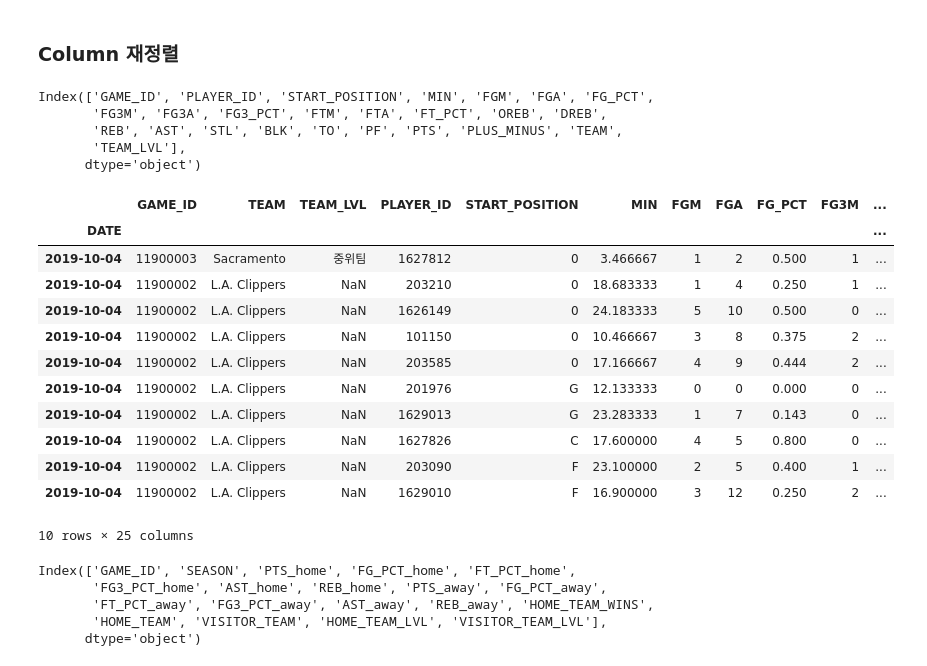
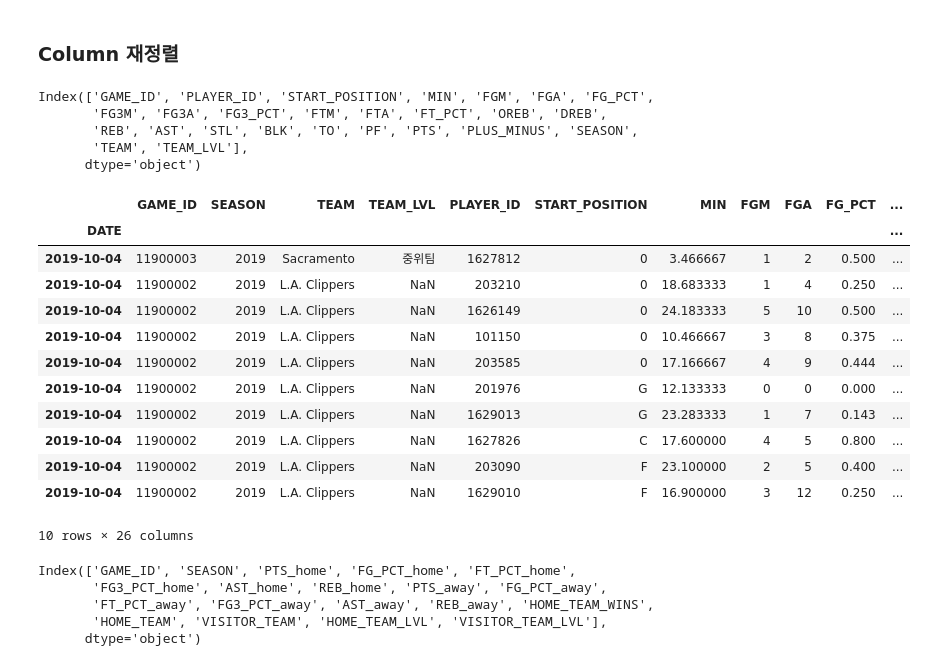
Before and after one commit to cye2020/Project1, a Jupyter notebook: src/preprocess.ipynb, the cells around one changed output. Saved outputs shown, nothing was run; the diff lists cells and outputs as text; code cells hidden in the pictures.

```diff
--- a/src/preprocess.ipynb
+++ b/src/preprocess.ipynb
@@ -69,5 +69,5 @@ seasons = [2019, 2020, 2021, 2022]
 season_dates = games[games['SEASON'].isin(seasons)]['GAME_DATE_EST'].tolist()
 season_dates = set(season_dates)
 # %%
-games_details_season = pd.merge(games_details, games[['GAME_DATE_EST', 'GAME_ID']], how='inner', on='GAME_ID').copy()
+games_details_season = pd.merge(games_details, games[['GAME_DATE_EST', 'GAME_ID', 'SEASON']], how='inner', on='GAME_ID').copy()
 games_details_season = games_details_season[games_details_season['GAME_DATE_EST'].isin(season_dates)]
@@ -753,27 +769,27 @@ games_details_season.columns
 # %% [output]
 Index(['GAME_ID', 'PLAYER_ID', 'START_POSITION', 'MIN', 'FGM', 'FGA', 'FG_PCT',
        'FG3M', 'FG3A', 'FG3_PCT', 'FTM', 'FTA', 'FT_PCT', 'OREB', 'DREB',
-       'REB', 'AST', 'STL', 'BLK', 'TO', 'PF', 'PTS', 'PLUS_MINUS', 'TEAM',
-       'TEAM_LVL'],
+       'REB', 'AST', 'STL', 'BLK', 'TO', 'PF', 'PTS', 'PLUS_MINUS', 'SEASON',
+       'TEAM', 'TEAM_LVL'],
       dtype='object')
 # %%
-detail_cols = ['GAME_ID', 'TEAM', 'TEAM_LVL', 'PLAYER_ID', 'START_POSITION', 'MIN', 'FGM', 'FGA', 'FG_PCT', 'FG3M', 'FG3A', 'FG3_PCT', 'FTM', 'FTA', 'FT_PCT', 'OREB', 'DREB', 'REB', 'AST', 'STL', 'BLK', 'TO', 'PF', 'PTS', 'PLUS_MINUS']
+detail_cols = ['GAME_ID', 'SEASON', 'TEAM', 'TEAM_LVL', 'PLAYER_ID', 'START_POSITION', 'MIN', 'FGM', 'FGA', 'FG_PCT', 'FG3M', 'FG3A', 'FG3_PCT', 'FTM', 'FTA', 'FT_PCT', 'OREB', 'DREB', 'REB', 'AST', 'STL', 'BLK', 'TO', 'PF', 'PTS', 'PLUS_MINUS']
 games_details_season = games_details_season[detail_cols]
 games_details_season.head(10)
 # %% [output]
-|  | GAME_ID | TEAM | TEAM_LVL | PLAYER_ID | START_POSITION | MIN | FGM | FGA | FG_PCT | FG3M | ... |
+|  | GAME_ID | SEASON | TEAM | TEAM_LVL | PLAYER_ID | START_POSITION | MIN | FGM | FGA | FG_PCT | ... |
 | DATE |  |  |  |  |  |  |  |  |  |  | ... |
-| 2019-10-04 | 11900003 | Sacramento | 중위팀 | 1627812 | 0 | 3.466667 | 1 | 2 | 0.500 | 1 | ... |
-| 2019-10-04 | 11900002 | L.A. Clippers | NaN | 203210 | 0 | 18.683333 | 1 | 4 | 0.250 | 1 | ... |
-| 2019-10-04 | 11900002 | L.A. Clippers | NaN | 1626149 | 0 | 24.183333 | 5 | 10 | 0.500 | 0 | ... |
-| 2019-10-04 | 11900002 | L.A. Clippers | NaN | 101150 | 0 | 10.466667 | 3 | 8 | 0.375 | 2 | ... |
-| 2019-10-04 | 11900002 | L.A. Clippers | NaN | 203585 | 0 | 17.166667 | 4 | 9 | 0.444 | 2 | ... |
-| 2019-10-04 | 11900002 | L.A. Clippers | NaN | 201976 | G | 12.133333 | 0 | 0 | 0.000 | 0 | ... |
-| 2019-10-04 | 11900002 | L.A. Clippers | NaN | 1629013 | G | 23.283333 | 1 | 7 | 0.143 | 0 | ... |
-| 2019-10-04 | 11900002 | L.A. Clippers | NaN | 1627826 | C | 17.600000 | 4 | 5 | 0.800 | 0 | ... |
-| 2019-10-04 | 11900002 | L.A. Clippers | NaN | 203090 | F | 23.100000 | 2 | 5 | 0.400 | 1 | ... |
-| 2019-10-04 | 11900002 | L.A. Clippers | NaN | 1629010 | F | 16.900000 | 3 | 12 | 0.250 | 2 | ... |
+| 2019-10-04 | 11900003 | 2019 | Sacramento | 중위팀 | 1627812 | 0 | 3.466667 | 1 | 2 | 0.500 | ... |
+| 2019-10-04 | 11900002 | 2019 | L.A. Clippers | NaN | 203210 | 0 | 18.683333 | 1 | 4 | 0.250 | ... |
+| 2019-10-04 | 11900002 | 2019 | L.A. Clippers | NaN | 1626149 | 0 | 24.183333 | 5 | 10 | 0.500 | ... |
+| 2019-10-04 | 11900002 | 2019 | L.A. Clippers | NaN | 101150 | 0 | 10.466667 | 3 | 8 | 0.375 | ... |
+| 2019-10-04 | 11900002 | 2019 | L.A. Clippers | NaN | 203585 | 0 | 17.166667 | 4 | 9 | 0.444 | ... |
+| 2019-10-04 | 11900002 | 2019 | L.A. Clippers | NaN | 201976 | G | 12.133333 | 0 | 0 | 0.000 | ... |
+| 2019-10-04 | 11900002 | 2019 | L.A. Clippers | NaN | 1629013 | G | 23.283333 | 1 | 7 | 0.143 | ... |
+| 2019-10-04 | 11900002 | 2019 | L.A. Clippers | NaN | 1627826 | C | 17.600000 | 4 | 5 | 0.800 | ... |
+| 2019-10-04 | 11900002 | 2019 | L.A. Clippers | NaN | 203090 | F | 23.100000 | 2 | 5 | 0.400 | ... |
+| 2019-10-04 | 11900002 | 2019 | L.A. Clippers | NaN | 1629010 | F | 16.900000 | 3 | 12 | 0.250 | ... |
-10 rows × 25 columns
+10 rows × 26 columns
 # %%
 games_season.columns
 # %% [output]
```
Also changed, not shown: parts of 17 cells of this notebook, 4 other files.
